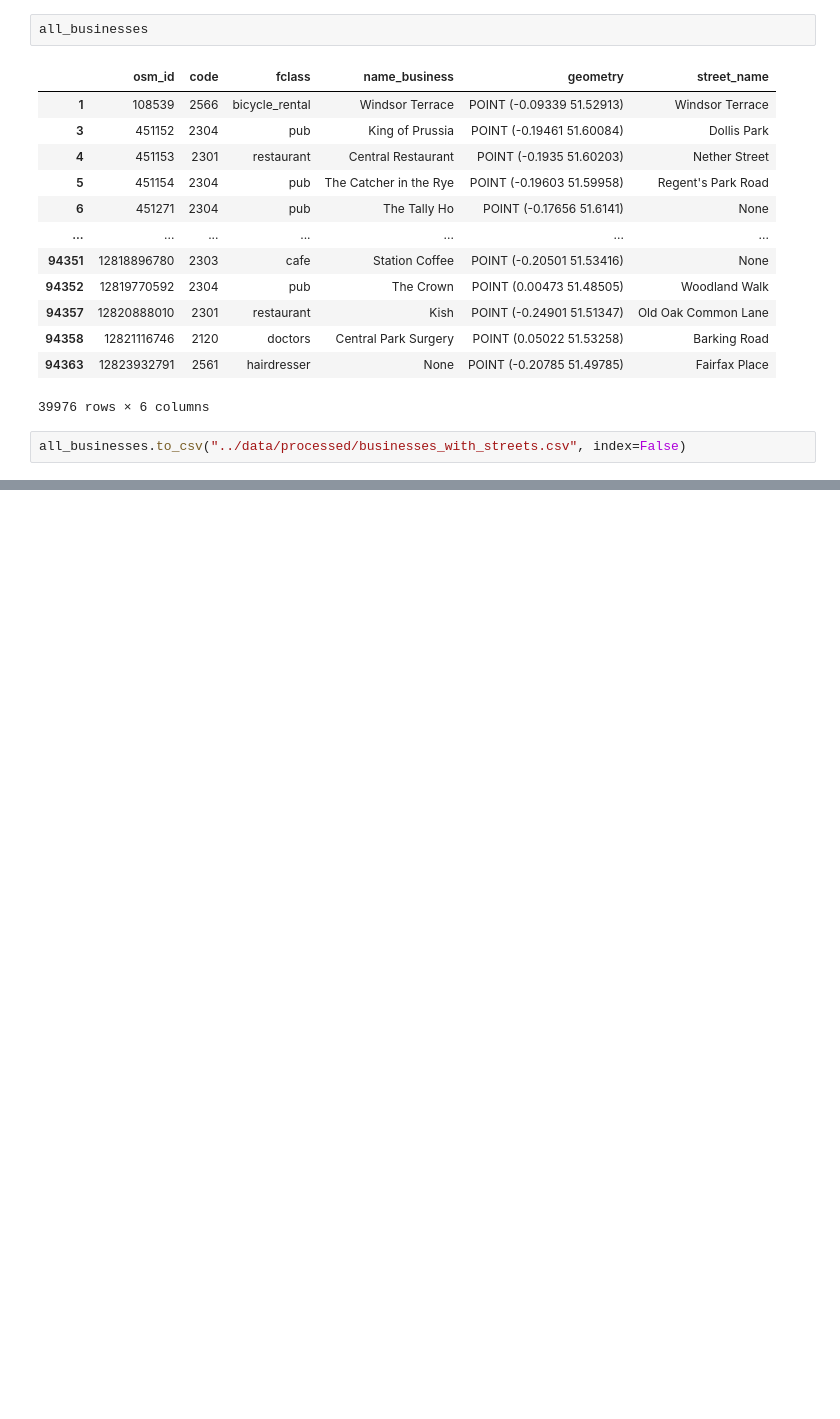
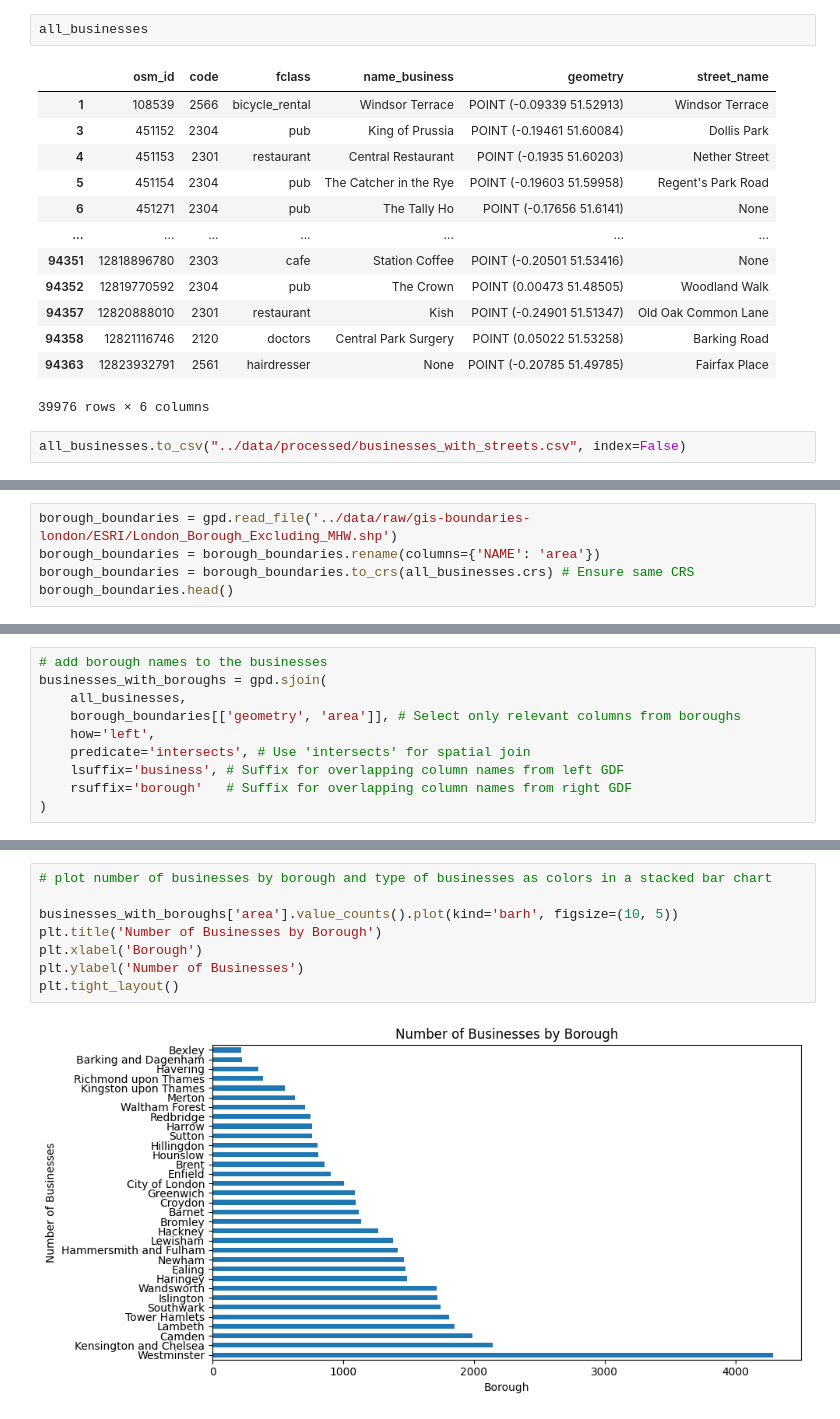
Before and after one commit to MoshaLangerak/knowledge-engineering, a Jupyter notebook: notebooks/osm-exploration-preprocessing.ipynb, the cells around one changed output, grey strips where cells are left out. Saved outputs shown, nothing was run; the diff lists cells and outputs as text; blank space fills up the shorter version.

```diff
--- a/notebooks/osm-exploration.ipynb
+++ b/notebooks/osm-exploration-preprocessing.ipynb
@@ -151,0 +168,5 @@ gdf_places.head(10)
+# %%
+borough_boundaries = gpd.read_file('../data/raw/gis-boundaries-london/ESRI/London_Borough_Excluding_MHW.shp')
+borough_boundaries = borough_boundaries.rename(columns={'NAME': 'area'})
+borough_boundaries = borough_boundaries.to_crs(all_businesses.crs) # Ensure same CRS
+borough_boundaries.head()
@@ -151,0 +180,10 @@ gdf_places.head(10)
+# %%
+# add borough names to the businesses
+businesses_with_boroughs = gpd.sjoin(
+    all_businesses,
+    borough_boundaries[['geometry', 'area']], # Select only relevant columns from boroughs
+    how='left',
+    predicate='intersects', # Use 'intersects' for spatial join
+    lsuffix='business', # Suffix for overlapping column names from left GDF
+    rsuffix='borough'   # Suffix for overlapping column names from right GDF
+)
@@ -151,0 +206,10 @@ gdf_places.head(10)
+# %%
+# plot number of businesses by borough and type of businesses as colors in a stacked bar chart
+
+businesses_with_boroughs['area'].value_counts().plot(kind='barh', figsize=(10, 5))
+plt.title('Number of Businesses by Borough')
+plt.xlabel('Borough')
+plt.ylabel('Number of Businesses')
+plt.tight_layout()
+# %% [output]
+[figure, added]
```
Also changed, not shown: parts of 7 cells of this notebook.
